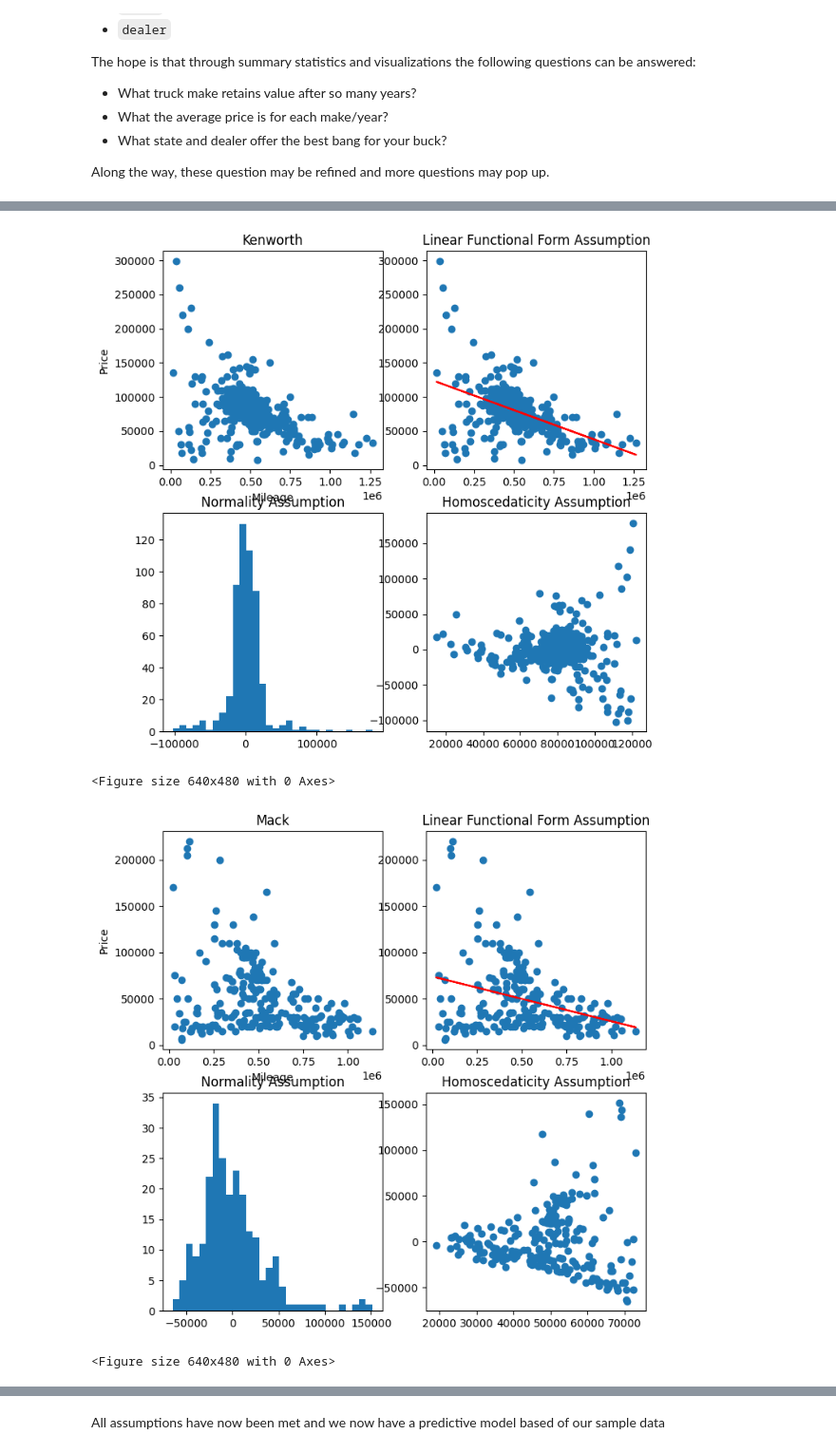
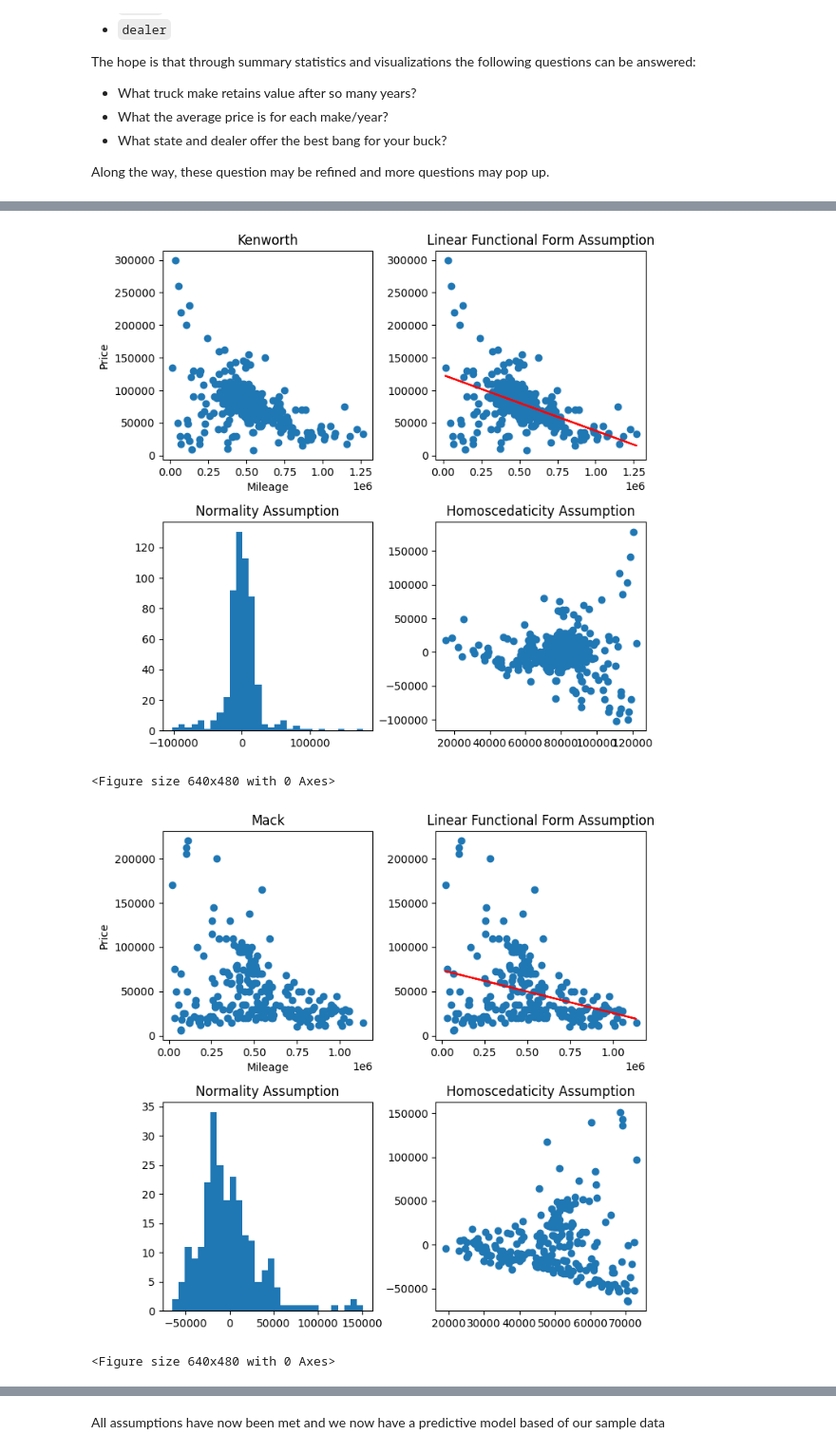
Before and after one commit to dazehead/truck-sales-project, a Jupyter notebook: truck_sales.ipynb, the cells around one changed output, grey strips where cells are left out. Shown at 95% size. Cells and saved outputs as stored; diff of their text form; code cells hidden in the pictures.

Commit message:
finished final line graph, correted typos, tweeked spacing on graphs

```diff
--- a/truck_sales.ipynb
+++ b/truck_sales.ipynb
@@ -167,7 +169,7 @@ data['model'] = data['model'].apply(lambda x: str(x).strip('Star'))
 data['make'] = data['make'].apply(lambda x: x + ' Star' if x == 'Western' else x)
 
 #removing all rows that are not a class A vehicle
-class_a = ['Volvo', 'Kenworth', 'Freightliner', 'Peterbilt', 'Mack', 'International', 'Western Star']
+class_a = ['Volvo', 'Kenworth', 'Freightliner', 'Peterbilt', 'Mack', 'International']
 data = data[data['make'].isin(class_a)]
 print(data['make'].unique())
 # %% [output]
@@ -393,11 +387,16 @@ Assumptions for Linear Regression
 # %%
 import statsmodels.api as sm
 
+#mileage we will use for testing
 mileage_to_predict = 250000
 
+#function to create and plot model
+# data we will use, mileage we wish to use in our prediction, data_category to differentiate between sampled data
+#plot so we have a choice on whether to plot or not
 def predictive_model_mileage_to_price(df, mileage, data_category, plot=False):
     all_predictions = []
-    for i, make in enumerate(sorted(df['make'].unique())):
+    for make in sorted(df['make'].unique()):
+        # creating model
         oem = df[df['make'] == make]
         model = sm.OLS.from_formula('price ~ mileage', oem)
         results = model.fit()
@@ -405,8 +404,10 @@ def predictive_model_mileage_to_price(df, mileage, data_category, plot=False):
         fitted_values = results.predict(oem)
         residuals = oem['price'] - fitted_values
 
+        # all plots
         if plot:
             plt.figure(figsize=(8,8))
+            plt.subplots_adjust(hspace=.3, wspace=.3)
             plt.subplot(2,2,1)
             y = results.params[1]* oem['mileage'] + results.params[0]
             plt.scatter(oem['mileage'], oem['price'])
@@ -430,11 +431,14 @@ def predictive_model_mileage_to_price(df, mileage, data_category, plot=False):
             plt.show()
             plt.clf()
 
+        # creating prediction based on mileage
         info = {'price': mileage}
         prediction = results.predict(info)
 
-        #string_prediction = f'a {make} with {mileage} mi has an estimated value of : ${prediction[0]}\n'
+        # appending prediction to list
         all_predictions.append([data_category, make, round(prediction[0], 2)])
+
+    # creating dataframe to return
     df = pd.DataFrame(all_predictions, columns=['data_category', 'make', 'price'])
 
     return df
@@ -447,5 +451,5 @@ df_250k = predictive_model_mileage_to_price(data, mileage_to_predict, 'original'
 <Figure size 640x480 with 0 Axes>
-[figure, old version]
+[figure, new version]
 <Figure size 640x480 with 0 Axes>
-[figure, old version]
+[figure, new version]
 <Figure size 640x480 with 0 Axes>
```
Also changed, not shown: parts of 22 cells of this notebook.
